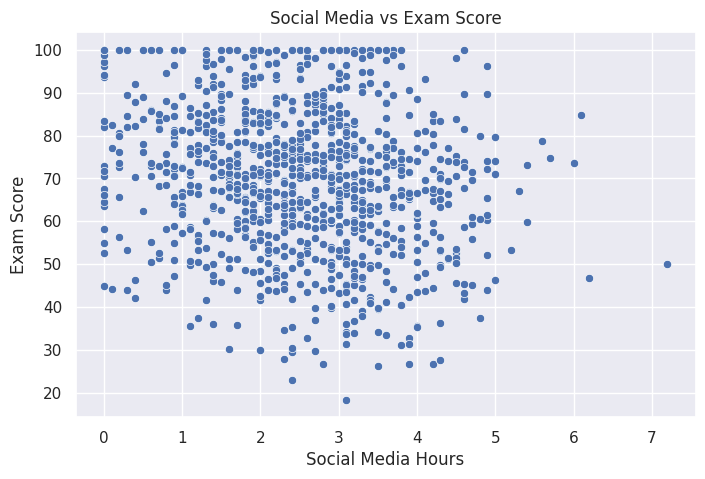
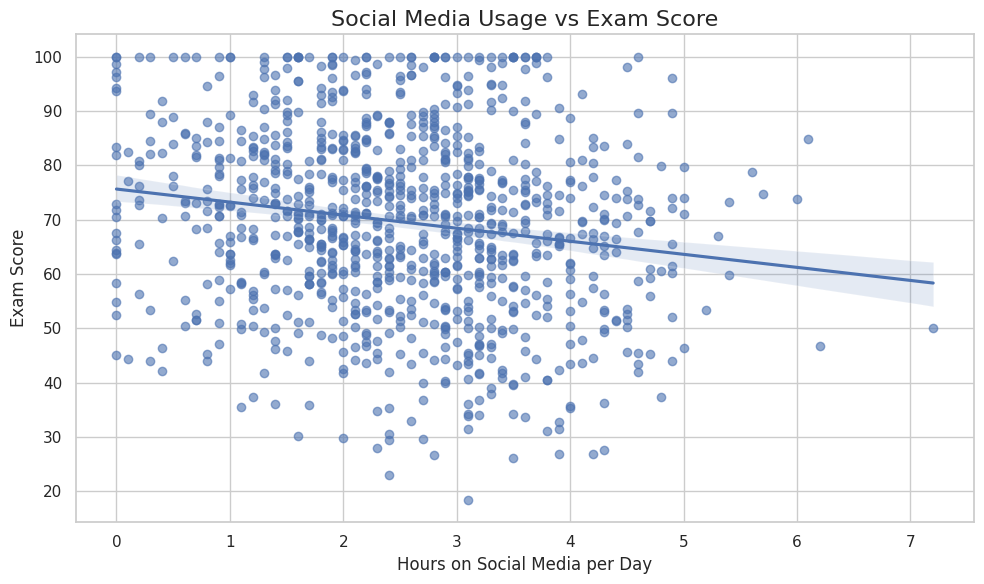
Unified diff of the notebook cell whose output changed from the first chart to the second:
--- before
+++ after
@@ -1,15 +1,18 @@
-plt.figure(figsize=(8,5))
+plt.figure(figsize=(10, 6))
 
-sns.scatterplot(
+sns.regplot(
     data=df,
     x="social_media_hours",
-    y="exam_score"
+    y="exam_score",
+    scatter_kws={"alpha": 0.6},
 )
 
-plt.title("Social Media vs Exam Score")
-plt.xlabel("Social Media Hours")
-plt.ylabel("Exam Score")
+plt.title("Social Media Usage vs Exam Score", fontsize=16)
+plt.xlabel("Hours on Social Media per Day", fontsize=12)
+plt.ylabel("Exam Score", fontsize=12)
 
-plt.savefig("../images/social_media_vs_score.png")
+plt.tight_layout()
+
+plt.savefig("../image/social_media_vs_score.png", dpi=300)
 
 plt.show()

Commit: Improve EDA visualizations and reorganize images